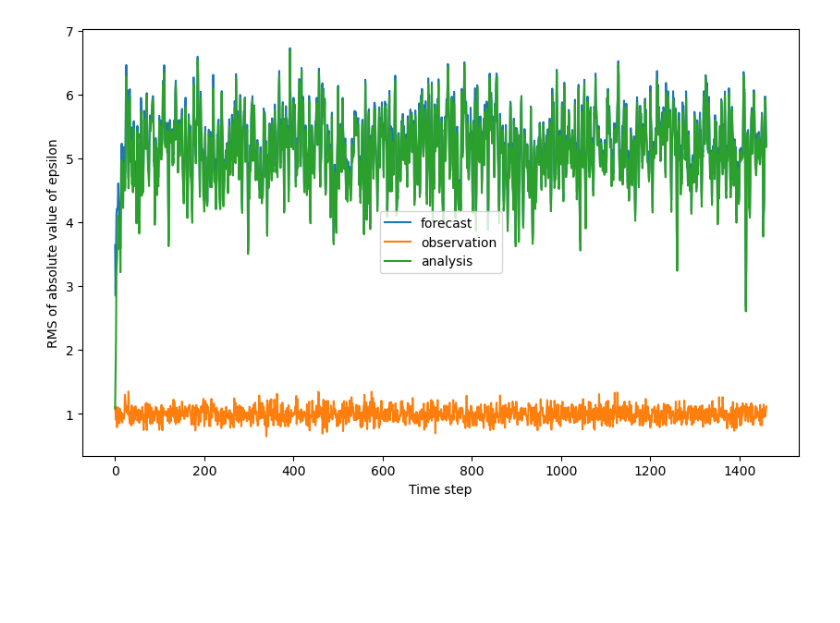
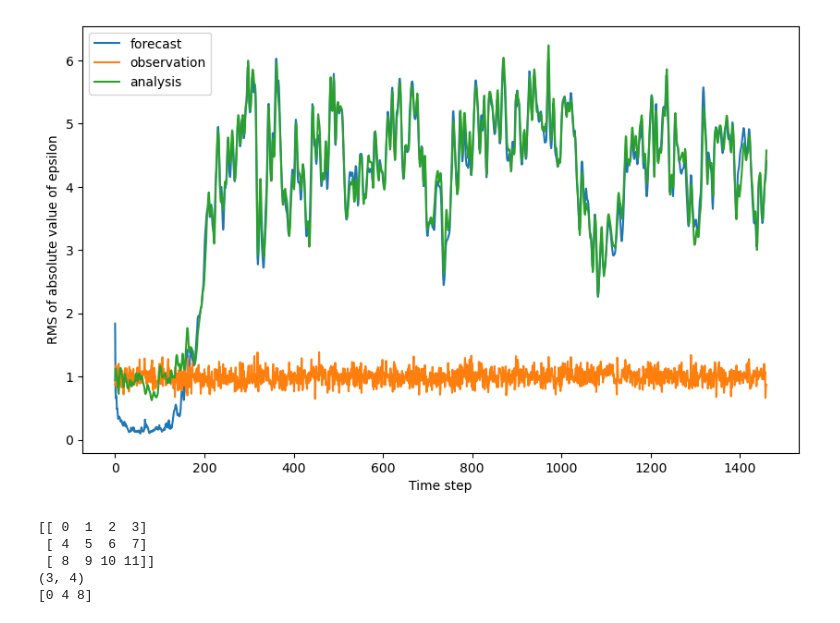
Before and after one commit to gallardo0825/Data_assimilation_A, a Jupyter notebook: assignment5-2.ipynb, the cells around one changed output. Cells and saved outputs as stored; diff of their text form; code cells hidden in the pictures; blank space fills up the shorter version.

```diff
--- a/assignment5-2.ipynb
+++ b/assignment5-2.ipynb
@@ -1,5 +1,6 @@
 # %%
 #Pa = a**2*Iに変える
+#インデックスがずれている
 import pandas as pd
 import numpy as np
 from scipy.linalg import inv, sqrtm
@@ -12,14 +13,19 @@ N = 40
 dt = 0.05
 days = 365
 day_steps = int(0.20 / dt)
-time_step = days * day_steps + 1
-delta = 1.0e-5
+time_step = days * day_steps
+delta = 0.001
+#ここも変わる
 ls_time_step = [i for i in range(time_step)]
 
 def L96(x):
-    dxdt = np.zeros(N)
-    for i in range(N):
-        dxdt[i] = (x[(i + 1) % N] - x[i - 2]) * x[i - 1] - x[i] + F
+    dxdt = np.zeros((N))
+    for i in range(2, N-1):
+        dxdt[i] = (x[i+1]-x[i-2])*x[i-1] - x[i] + F
+
+    dxdt[0] = (x[1]-x[N-2])*x[N-1] - x[0] + F
+    dxdt[1] = (x[2]-x[N-1])*x[0] - x[1] + F
+    dxdt[N-1] = (x[0]-x[N-3])*x[N-2] - x[N-1] + F
     return dxdt
 
 def Rk4(xold):
@@ -32,15 +38,12 @@ def Rk4(xold):
 
 #Root-Mean-Square
 def RMS(error):
-    RSS = 0
-    for i in range(len(error)):
-        RSS += error[i]**2
-    return np.sqrt(RSS/len(error))
+    return np.sqrt(np.mean(error**2))
 
 def main():
-    df_x_true = pd.read_csv('true_data.csv', header=0, index_col=0)
+    df_x_true = pd.read_csv('t_data.csv', header=0, index_col=0)
     x_true = df_x_true.values
-    df_y = pd.read_csv('observed_data.csv', header=0, index_col=0)
+    df_y = pd.read_csv('o_data.csv', header=0, index_col=0)
     y = df_y.values
     #ヤコビ行列での計算で使う
     IN = np.eye(N)
@@ -52,44 +55,71 @@ def main():
     R = np.eye(N)
     #初期設定
     #仮(真値と１ステップだけずらした)
-    x_a = x_true[:,1]
-    epsilon_a = x_a - x_true[:,0]
+    x_a = x_true[1,:]
+    epsilon_a = x_a - x_true[0,:]
     #解析誤差共分散行列
     #a = 5と仮定
     Pa = 25 * np.eye(N)
     #モニター用の配列
-    #予報誤差
+    #予報
+    forecast = []
+    #解析
+    analysis = [x_a]
+    #誤差
     error_f = []
-    #観測誤差
+    error_a = []
     error_o = []
-    #解析誤差
-    error_a = []
     for i in range(time_step):
         x_f = Rk4(x_a)
+        forecast.append(x_f)
         JM = np.zeros((N, N))
         for j in range(N):
             JM[:, j] = (Rk4(x_a + delta * IN[:,j]) - Rk4(x_a)) / delta
 
         Pf = JM @ Pa @ JM.T
         K = Pf @ H.T @ np.linalg.pinv(H @ Pf @ H.T + R)
-        x_a = x_f + K @ (y[:, i] - H @ x_f)
+        x_a = x_f + K @ (y[i, :] - H @ x_f)
+        analysis.append(x_a)
         Pa = (eye(N) - K @ H) @ Pf
+    analysis.pop()
+    forecast = np.array(forecast)
+    analysis = np.array(analysis)
 
-        error_f.append(RMS(x_f - x_true[:, i]))
-        error_o.append(RMS(y[:,i] - x_true[:, i]))
-        error_a.append(RMS(x_a - x_true[:, i]))
+    for i in range(time_step):
+        f = forecast[i, :]
+        a = analysis[i, :]
+        o = y[i, :]
+        t = x_true[i, :]
+        epsilon_f = f - t
+        error_f.append(RMS(epsilon_f))
+        epsilon_a = a - t
+        error_a.append(RMS(epsilon_a))
+        epsilon_o = o - t
+        error_o.append(RMS(epsilon_o))
 
     plt.figure(figsize=(10, 6))
     plt.xlabel('Time step')
     plt.ylabel('RMS of absolute value of epsilon')
     plt.plot(ls_time_step, error_f, label='forecast')
     plt.plot(ls_time_step, error_o, label='observation')
     plt.plot(ls_time_step, error_a, label='analysis')
     plt.legend()
     plt.show()
 
 if __name__ == "__main__":
     main()
-#KFがうまくいっていない
 # %% [output]
-[figure, old version]
+[figure, new version]
+# %%
+import numpy as np
+a = np.arange(12).reshape(3,4)
+b = a[0,:]
+print(a)
+print(a.shape)
+print(b)
+# %% [output]
+[[ 0  1  2  3]
+ [ 4  5  6  7]
+ [ 8  9 10 11]]
+(3, 4)
+[0 4 8]
```
Also changed, not shown: parts of 1 cell of this notebook, 3 other files.
